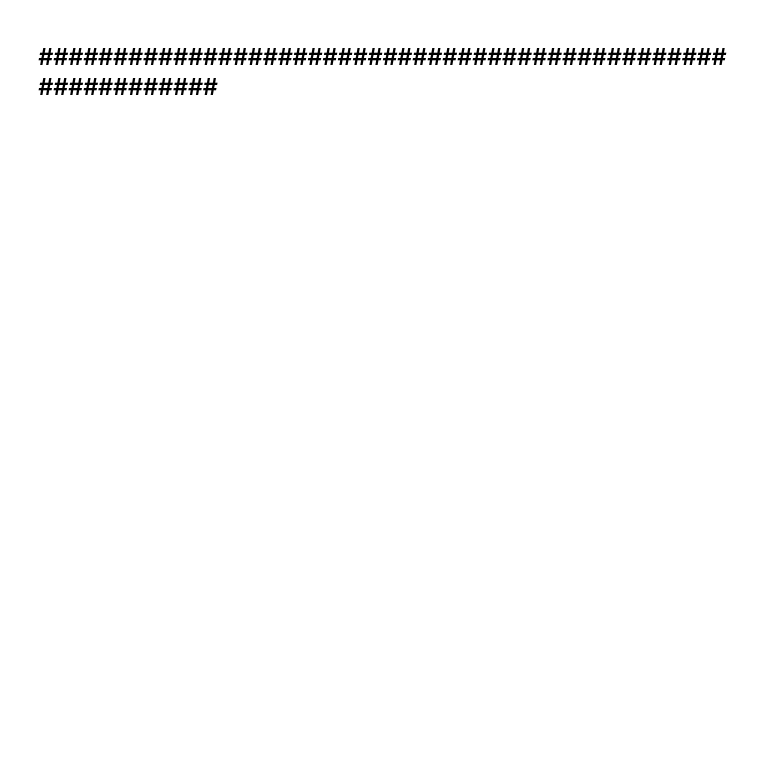
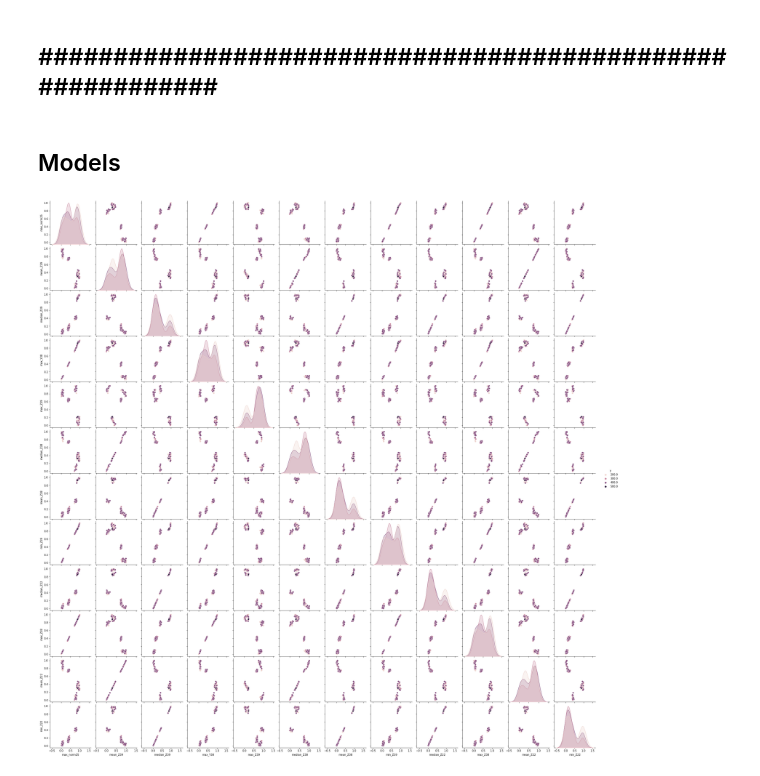
Before and after one commit to idan424/Comp.Learning_Neuro, a Jupyter notebook: Project.ipynb, the cells around one changed output. Cells and saved outputs as stored; diff of their text form; code cells hidden in the pictures; blank space fills up the shorter version.

Commit message:
PCA feature selection/dim reduction Feature-Feature correlation matrixes and pairplots for both methods KNN(SKB) and KNN(PCA) + confusion matrices

```diff
--- a/Project.ipynb
+++ b/Project.ipynb
@@ -164,0 +202,9 @@ y_train
+# %% [markdown]
+## Models
+# %%
+# this takes a few minutes to calculate - avoid if possible
+X_skb = pd.DataFrame(data=X_train_skb, columns=X_train.columns[ord_idx])
+X_skb['y'] = y_train
+_ = sns.pairplot(X_skb, hue='y')
+# %% [output]
+[figure, added]
```
Also changed, not shown: parts of 16 cells of this notebook.
